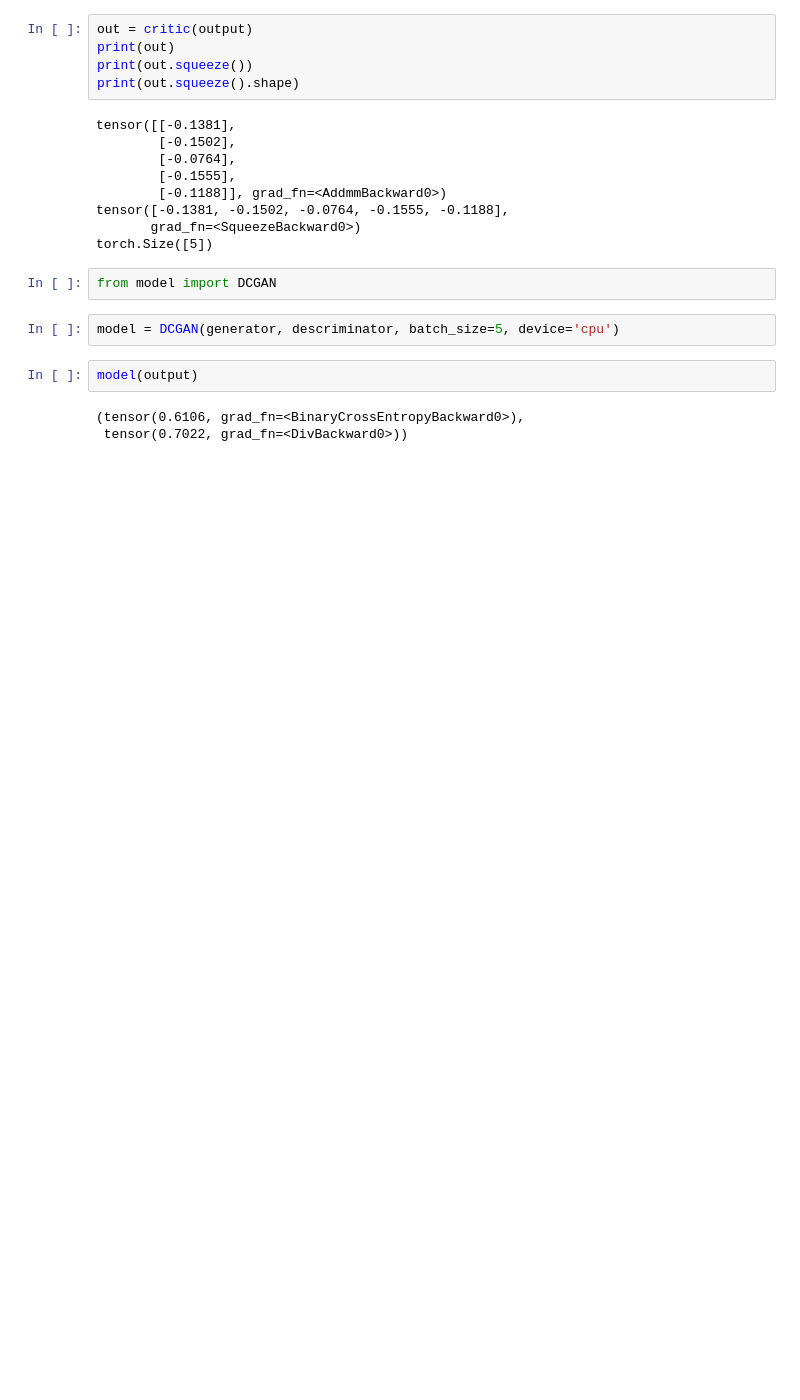
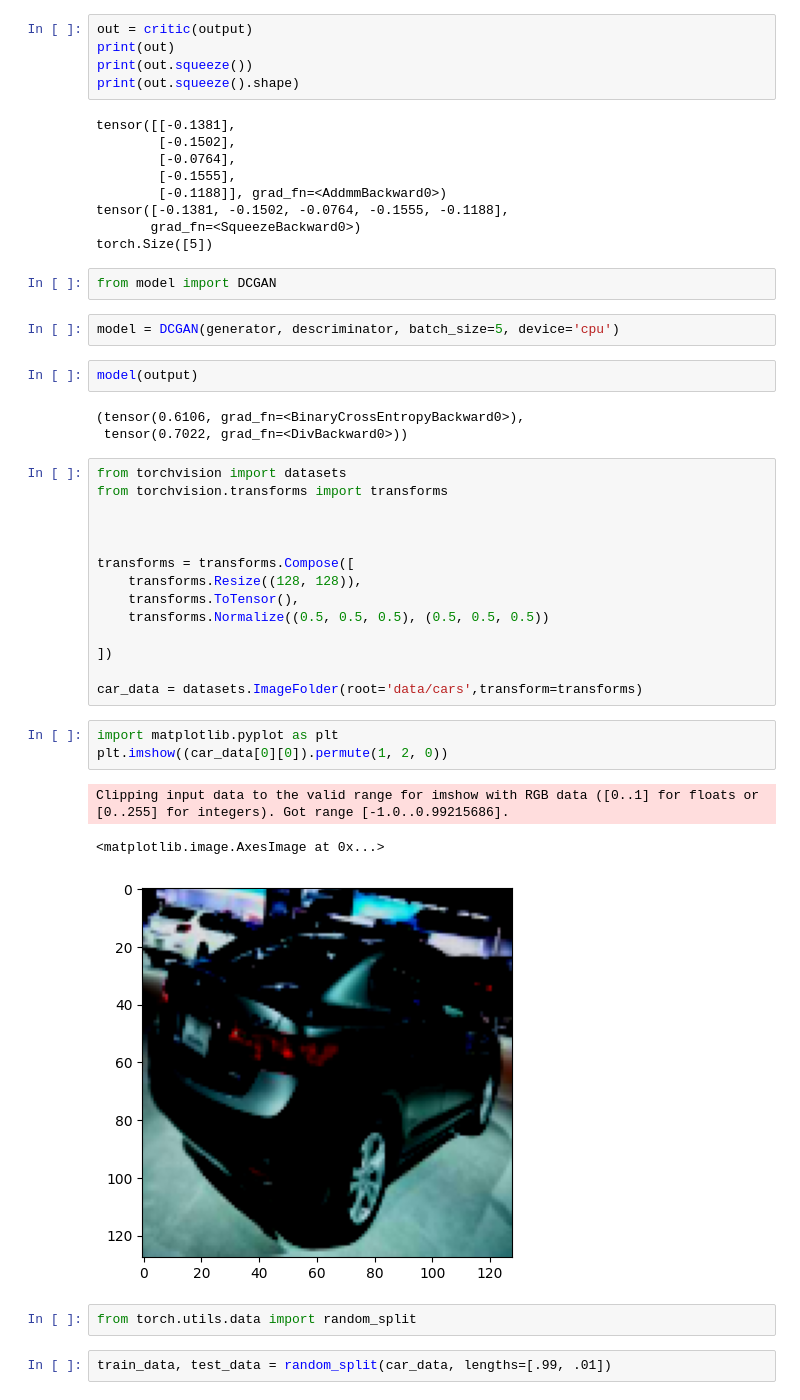
Before and after one commit to abdulvajid1/WGAN-FROM-SCRATCH-PYTORCH, a Jupyter notebook: notebook.ipynb, the cells around one changed output. Saved outputs shown, nothing was run; the diff lists cells and outputs as text; blank space fills up the shorter version.

Commit message:
wgan on car data, modified generator and discriminator

```diff
--- a/notebook.ipynb
+++ b/notebook.ipynb
@@ -53,3 +53,28 @@ model(output)
 # %% [output]
 (tensor(0.6106, grad_fn=<BinaryCrossEntropyBackward0>),
  tensor(0.7022, grad_fn=<DivBackward0>))
+# %%
+from torchvision import datasets
+from torchvision.transforms import transforms
+
+
+
+transforms = transforms.Compose([
+    transforms.Resize((128, 128)),
+    transforms.ToTensor(),
+    transforms.Normalize((0.5, 0.5, 0.5), (0.5, 0.5, 0.5))
+
+])
+
+car_data = datasets.ImageFolder(root='data/cars',transform=transforms)
+# %%
+import matplotlib.pyplot as plt
+plt.imshow((car_data[0][0]).permute(1, 2, 0))
+# %% [output]
+Clipping input data to the valid range for imshow with RGB data ([0..1] for floats or [0..255] for integers). Got range [-1.0..0.99215686].
+<matplotlib.image.AxesImage at 0x...>
+[figure, added]
+# %%
+from torch.utils.data import random_split
+# %%
+train_data, test_data = random_split(car_data, lengths=[.99, .01])
```
Also changed, not shown: parts of 3 cells of this notebook, 3 other files.
